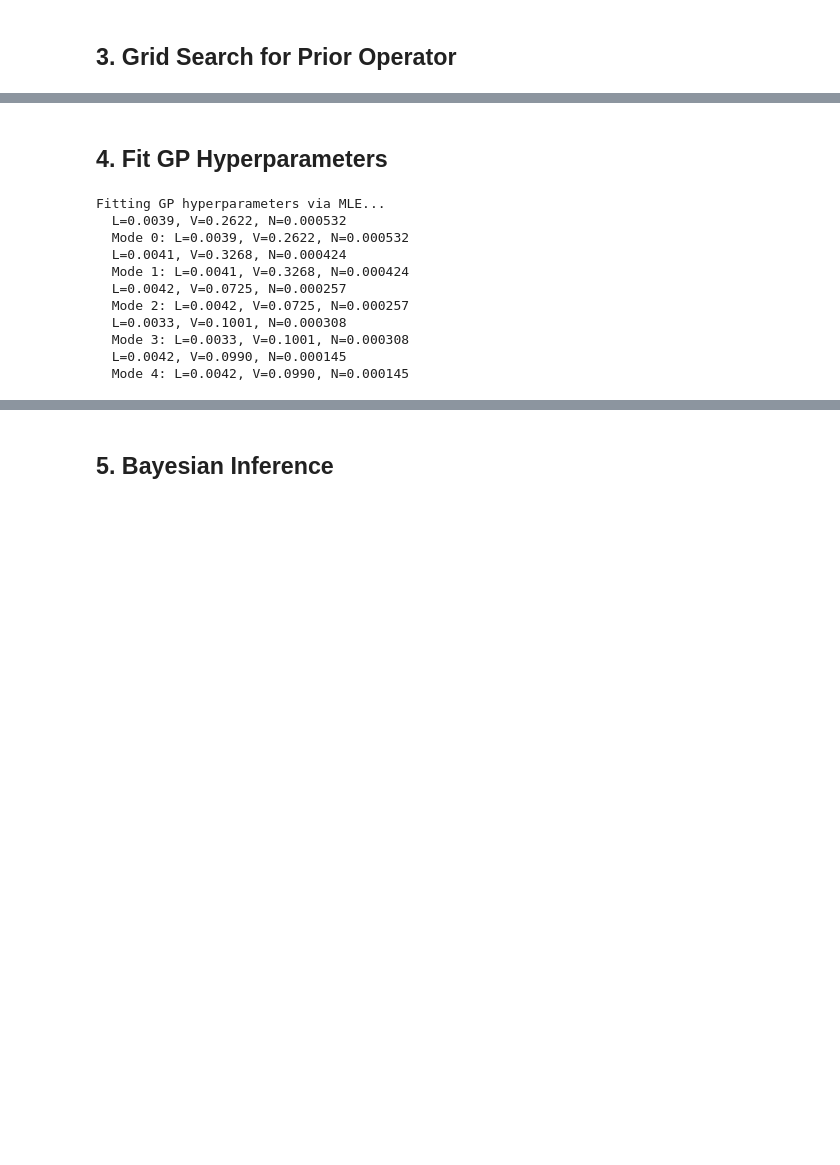
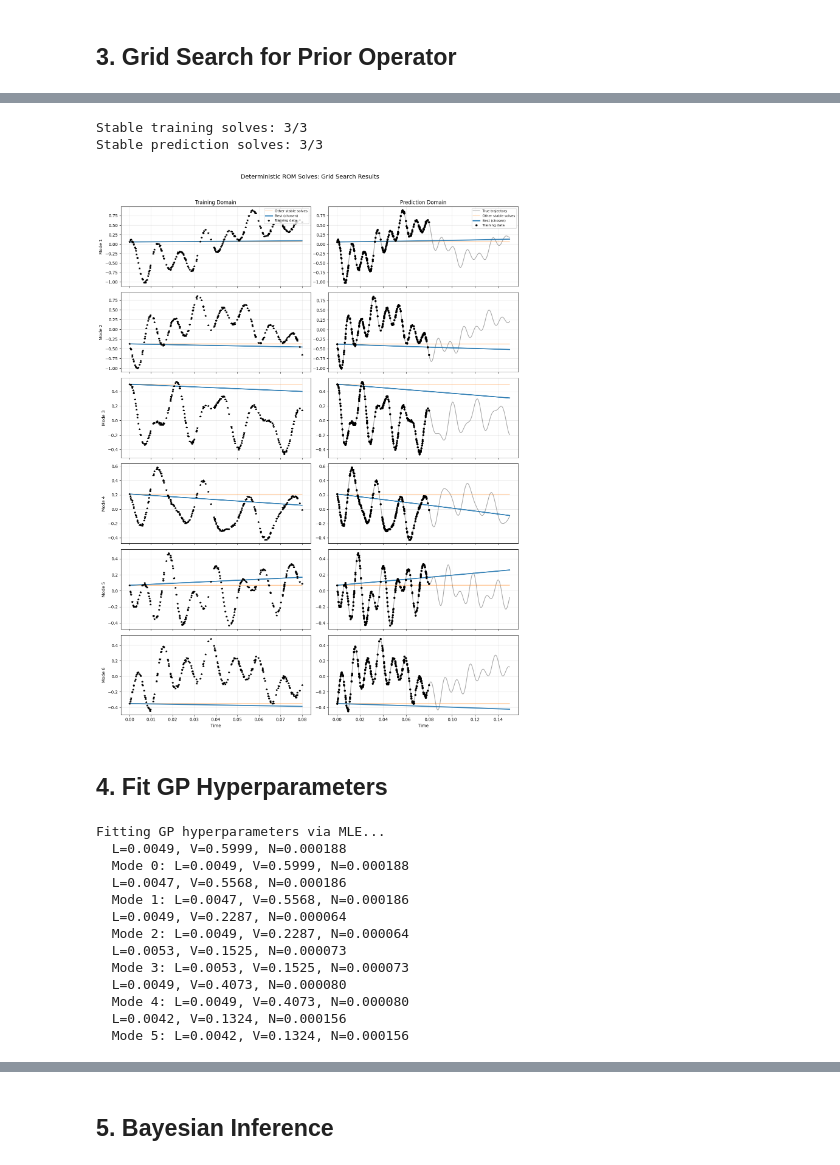
Before and after one commit to Anthony50102/probabilistic_rom_inference, a Jupyter notebook: experiments/euler/02_full_bayesian.ipynb, the cells around one changed output, grey strips where cells are left out. Saved outputs shown, nothing was run; the diff lists cells and outputs as text; code cells hidden in the pictures; blank space fills up the shorter version.

```diff
--- a/experiments/euler/02_full_bayesian.ipynb
+++ b/experiments/euler/02_full_bayesian.ipynb
@@ -93,4 +106,13 @@ Cumulative energy: 70.7107%
 # Data is already sampled via generate_trajectory
 print(f"Training samples: {time_sampled.shape[0]}")
 print(f"Training time span: [{time_sampled[0]:.4f}, {time_sampled[-1]:.4f}]")
+
+# Set up evaluation time domains for plotting
+NUM_REGRESSION_POINTS = 150
+time_domain_eval_training = np.linspace(0, TRAINING_SPAN[-1], NUM_REGRESSION_POINTS)
+time_domain_eval_prediction = np.linspace(0, time_domain_full[-1], NUM_REGRESSION_POINTS)
+
+# Compress full states for prediction comparison
+full_states_compressed = basis.compress(true_states)
+print(f"Full states compressed shape: {full_states_compressed.shape}")
 # %% [output]
@@ -135,21 +180,39 @@ Prior operator shape: (5, 21)
+# %%
+# Debug: Plot all stable deterministic ROM solves from grid search
+fig, axes = plot_deterministic_rom_solves(
+    grid_search_result=result,
+    snapshots_compressed=snapshots_comp_sampled,
+    time_sampled=time_sampled,
+    time_eval_training=time_domain_eval_training,
+    time_eval_prediction=time_domain_eval_prediction,
+    time_full=time_domain_full,
+    true_states_compressed=full_states_compressed,
+)
+plt.show()
+# %% [output]
+Stable training solves: 3/3
+Stable prediction solves: 3/3
+[figure, added]
 # %% [markdown]
 ## 4. Fit GP Hyperparameters
 # %%
-# Fit GP for each mode via MLE
+# Fit GP for each mode via MLE (on scaled data if enabled)
 Ls, Vs, Ns, gp_models = fit_gp_hyperparameters_mle(
     time_domain=time_sampled,
-    snapshots=snapshots_comp_sampled,
+    snapshots=training_data,
     verbose=True
 )
 # %% [output]
 Fitting GP hyperparameters via MLE...
-  L=0.0039, V=0.2622, N=0.000532
-  Mode 0: L=0.0039, V=0.2622, N=0.000532
-  L=0.0041, V=0.3268, N=0.000424
-  Mode 1: L=0.0041, V=0.3268, N=0.000424
-  L=0.0042, V=0.0725, N=0.000257
-  Mode 2: L=0.0042, V=0.0725, N=0.000257
-  L=0.0033, V=0.1001, N=0.000308
-  Mode 3: L=0.0033, V=0.1001, N=0.000308
-  L=0.0042, V=0.0990, N=0.000145
-  Mode 4: L=0.0042, V=0.0990, N=0.000145
+  L=0.0049, V=0.5999, N=0.000188
+  Mode 0: L=0.0049, V=0.5999, N=0.000188
+  L=0.0047, V=0.5568, N=0.000186
+  Mode 1: L=0.0047, V=0.5568, N=0.000186
+  L=0.0049, V=0.2287, N=0.000064
+  Mode 2: L=0.0049, V=0.2287, N=0.000064
+  L=0.0053, V=0.1525, N=0.000073
+  Mode 3: L=0.0053, V=0.1525, N=0.000073
+  L=0.0049, V=0.4073, N=0.000080
+  Mode 4: L=0.0049, V=0.4073, N=0.000080
+  L=0.0042, V=0.1324, N=0.000156
+  Mode 5: L=0.0042, V=0.1324, N=0.000156
```
Also changed, not shown: parts of 22 cells of this notebook, 14 other files.
